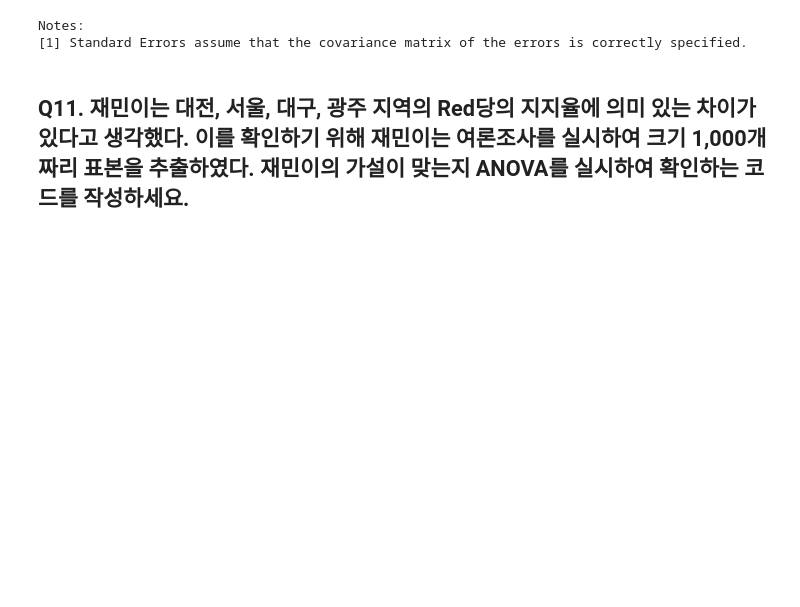
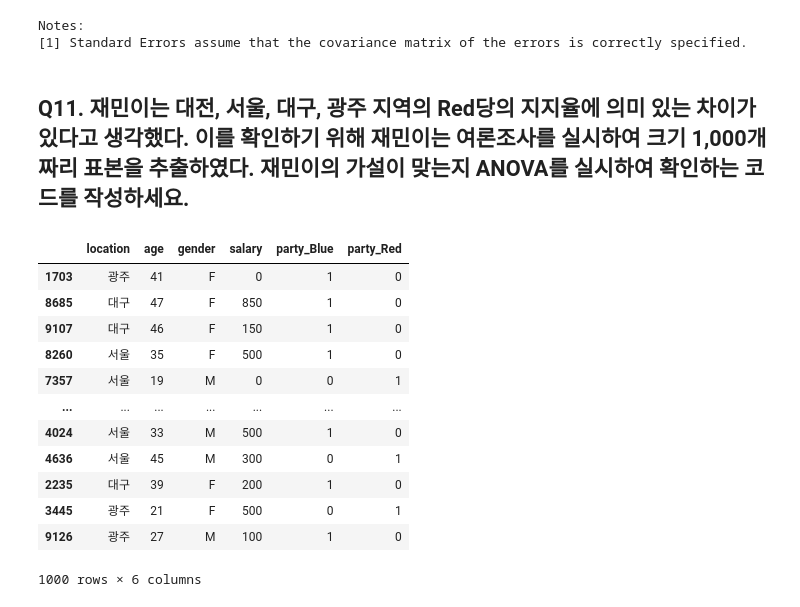
Before and after one commit to applepops/skku.cla3109.hw, a Jupyter notebook: week9/homework#5.ipynb, the cells around one changed output. Cells and saved outputs as stored; diff of their text form; code cells hidden in the pictures; blank space fills up the shorter version.

```diff
--- a/week9/homework#5.ipynb
+++ b/week9/homework#5.ipynb
@@ -244,6 +266,21 @@ Notes:
 samples = df[(df['location']=='대전') | (df['location']=='서울') | (df['location']=='대구') | (df['location']=='광주')].sample(n=1000)
 # %%
 samples = pd.get_dummies(samples, columns = ['party'])
+samples
+# %% [output]
+|  | location | age | gender | salary | party_Blue | party_Red |
+| 1703 | 광주 | 41 | F | 0 | 1 | 0 |
+| 8685 | 대구 | 47 | F | 850 | 1 | 0 |
+| 9107 | 대구 | 46 | F | 150 | 1 | 0 |
+| 8260 | 서울 | 35 | F | 500 | 1 | 0 |
+| 7357 | 서울 | 19 | M | 0 | 0 | 1 |
+| ... | ... | ... | ... | ... | ... | ... |
+| 4024 | 서울 | 33 | M | 500 | 1 | 0 |
+| 4636 | 서울 | 45 | M | 300 | 0 | 1 |
+| 2235 | 대구 | 39 | F | 200 | 1 | 0 |
+| 3445 | 광주 | 21 | F | 500 | 0 | 1 |
+| 9126 | 광주 | 27 | M | 100 | 1 | 0 |
+1000 rows × 6 columns
 # %%
 samples = samples.drop(['age', 'gender', 'salary', 'party_Blue'], axis = 1)
 # %%
```
Also changed, not shown: parts of 12 cells of this notebook.
